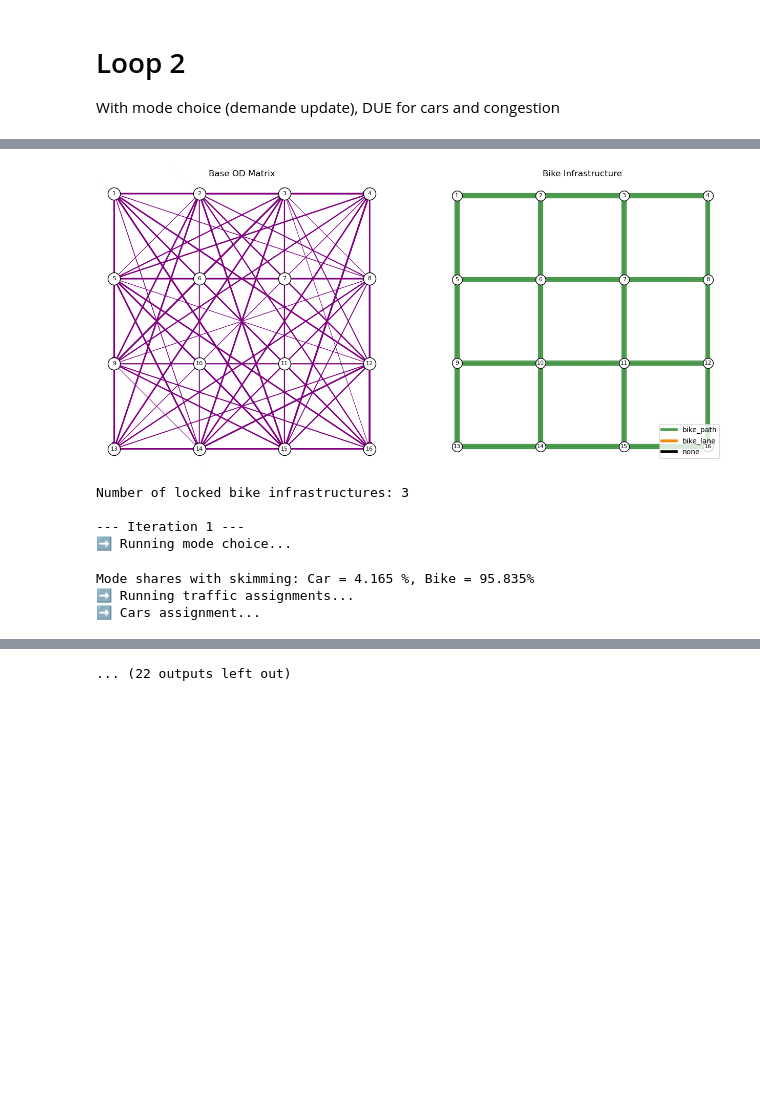
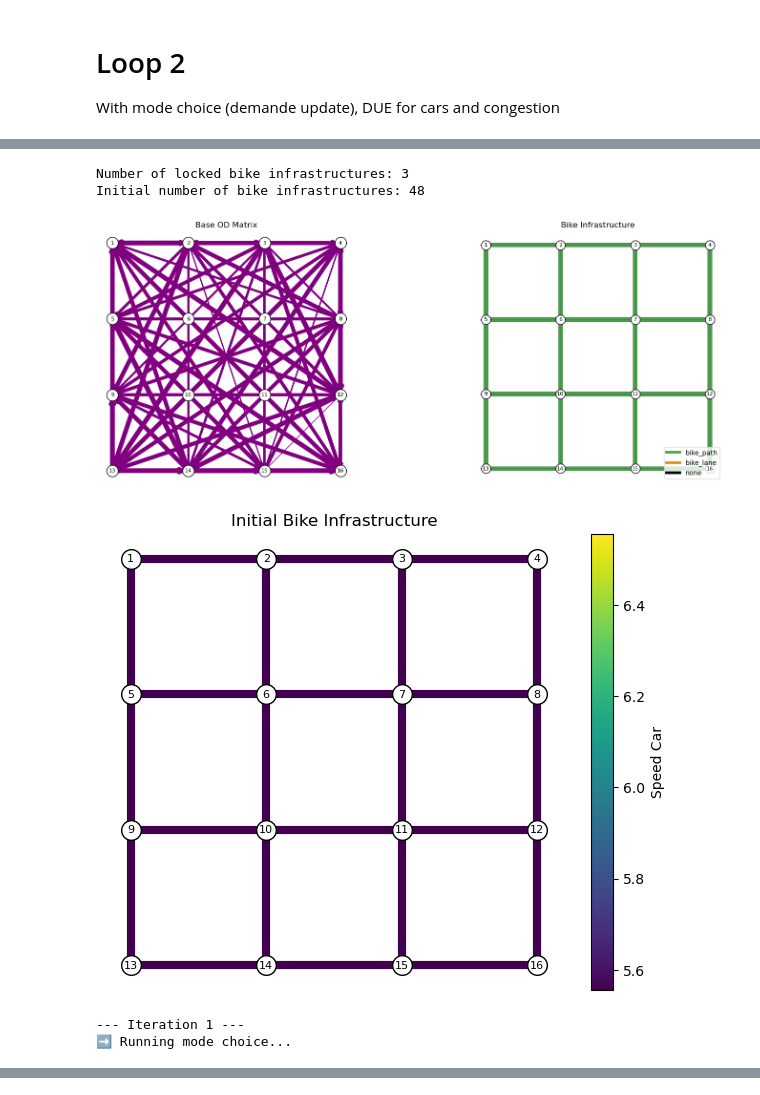
Before and after one commit to tim-lemm/code_these, a Jupyter notebook: notebooks/loop.ipynb, the cells around one changed output, grey strips where cells are left out. Saved outputs shown, nothing was run; the diff lists cells and outputs as text; code cells hidden in the pictures; blank space fills up the shorter version.

Commit message:
update on syntetic network + first tris to resolve DUE issue (WIP)

```diff
--- a/notebooks/loop.ipynb
+++ b/notebooks/loop.ipynb
@@ -1058,7 +1065,8 @@ print(max(node_df['node']))
 # %%
 edge_df = pd.read_csv("/Users/tristan.lemoalle/Documents/Thèse/Code/code_these/config/edges_small_grid_2.csv")
 node_df = pd.read_csv("/Users/tristan.lemoalle/Documents/Thèse/Code/code_these/config/nodes_small_grid_2.csv")
-
+edge_df = calculate_length(node_df, edge_df)
+edge_df['length'] *= 10
 edge_df_tri=edge_df.copy().reset_index(drop=True)
 edge_df_tri['lock_bike_infra']=False
 edge_df_tri['type_bike']= None
@@ -1066,7 +1074,7 @@ edge_df_tri['type_bike']= None
 np.random.seed(69)
 
 
-od_type = 'scenario_4'  # 'custom' or 'random'
+od_type = 'custom'
 
 od_matrix = pd.DataFrame(0, index=range(1,max(node_df['node'])+1), columns=range(1,max(node_df['node'])+1))
 if od_type == 'random':
@@ -1097,21 +1105,10 @@ else :
     for i in liste_i:
         for j in liste_i:
             if i != j:
-                od_matrix.loc[i,j] = np.random.randint(20,500)
-    #od_matrix.loc[23,1] = 1000
-    #od_matrix.loc[1,23] = 1000
-    #od_matrix.loc[23,16] = 1000
-    #od_matrix.loc[16,23] = 1000
-    #od_matrix.loc[23,13] = 1000
-    #od_matrix.loc[13,23] = 1000
-    #od_matrix.loc[5,23] = 1000
-    #od_matrix.loc[23,8] = 1000
+                od_matrix.loc[i,j] = np.random.randint(20,1500)
     edge_df_tri = lock_infra(edge_df_tri,5,6)
-    edge_df_tri = lock_infra(edge_df_tri,6,5)
     edge_df_tri = lock_infra(edge_df_tri,6,7)
-    edge_df_tri = lock_infra(edge_df_tri,7,6)
     edge_df_tri = lock_infra(edge_df_tri,7,8)
-    edge_df_tri = lock_infra(edge_df_tri,8,7)
 
 
 fig, axes = plt.subplots(1,2, figsize=(16,6))
@@ -1119,14 +1116,12 @@ plot_od_matrix(convert_to_eaquilibrae_od_matrix(od_matrix), edge_df_tri, node_df
 
 for edge in edge_df.itertuples():
     edge_df_tri = change_type_bike(edge_df_tri, edge.a_node, edge.b_node, 'bike_path')
-plot_network(edge_df_tri, node_df, color_col_str='type_bike', base_width=1, width_scale=5, node_size=200, legend=True,  node_label=True,title='Bike Infrastructure', figsize=(6,6), edges_label_col='index', ax=axes[1])
-plt.show()
+
 
 # counter
 i = 0
 limit = 100
-nbr_locked_infra = edge_df_tri[edge_df_tri['lock_bike_infra']==True]['type_bike'].notnull().sum()
-print(f"Number of locked bike infrastructures: {nbr_locked_infra}")
+
 # parameters for stochastic assignment
 beta = 1
 cutoff_prob = 0.0
@@ -1138,21 +1133,33 @@ ASC_bike = -2.5
 
 impact_coef = 1
 mu_mode = 1.0
-loop_count = 4
+loop_count = 2
 
 plot = False
 # other parameters
-speed_bike = 17
-speed_car = 20
-speed_bike = speed_bike / 3.6 # in m/s
-speed_car = speed_car / 3.6 # in m/s
 
 edge_df_tri["flow_car"] = 0
 edge_df_tri["flow_bike"] = 0
-edge_df_tri["speed_car"] = speed_car
-edge_df_tri["speed_bike"] = speed_bike
-edge_df_tri["capacity_cars"] = 4000
+
 edge_df_tri["capacity_bikes"]= 9999
+
+for edge in edge_df_tri.itertuples():
+    if edge.type_car == 'primary':
+        edge_df_tri.loc[edge.Index, 'capacity_cars'] = 2000
+    elif edge.type_car == 'motorway':
+        edge_df_tri.loc[edge.Index, 'capacity_cars'] = 8000
+        edge_df_tri.loc[edge.Index, 'capacity_bike'] = 0
+        edge_df_tri.loc[edge.Index, 'type_bike'] = None
+        edge_df_tri.loc[edge.Index, 'lock_bike_infra'] = True
+        edge_df_tri.loc[edge.Index, 'speed_car'] = 130
+    else:
+        edge_df_tri.loc[edge.Index, 'capacity_cars'] = 9999
+
+edge_df_tri["speed_car"] = edge_df_tri["speed_car"] / 3.6
+edge_df_tri["speed_bike"] = edge_df_tri["speed_bike"] / 3.6
+
+plot_network(edge_df_tri, node_df, color_col_num='speed_car', base_width=1, width_scale=5, node_size=200, legend=True,  node_label=True,title='Initial Bike Infrastructure', figsize=(6,6), edges_label_col='index')
+
 edge_df_tri["alpha"]=0.15
 edge_df_tri["beta"]=4.0
 
@@ -1179,6 +1186,13 @@ results_df = pd.DataFrame({'iteration': [0],
                         'nbr_none_bike_lanes': nbr_none_bike_lanes,
                         'modal_share_car': [np.nan],
                         'modal_share_bike': [np.nan]})
+
+
+nbr_locked_infra = len(edge_df_tri[edge_df_tri['lock_bike_infra']==True])
+print(f"Number of locked bike infrastructures: {nbr_locked_infra}")
+print(f"Initial number of bike infrastructures: {nbr_bike_lanes}")
+plot_network(edge_df_tri, node_df, color_col_str='type_bike', base_width=1, width_scale=5, node_size=200, legend=True,  node_label=True,title='Bike Infrastructure', figsize=(6,6), edges_label_col='index', ax=axes[1])
+plt.show()
 
 while nbr_bike_lanes > nbr_locked_infra and i < limit :
     i += 1
@@ -1290,7 +1304,7 @@ while nbr_bike_lanes > nbr_locked_infra and i < limit :
             plot_vc_histogram(edge_df_tri, capacity_col='capacity_cars', bins=20)
 
         edge_df_tri = simple_bi_3(edge_df_tri, traffic_car_col='flow_car', coef=impact_coef)
-        edge_df_tri['travel_time_bike'] = edge_df_tri['length_bi']/speed_bike
+        edge_df_tri['travel_time_bike'] = edge_df_tri['length_bi']/edge_df_tri['speed_bike']
 
         bike_results_mode_choice = ta_stochastic(
                                     edge_df_tri,
@@ -1375,39 +1389,38 @@ while nbr_bike_lanes > nbr_locked_infra and i < limit :
                                 beta=beta,
                                 cutoff_prob=cutoff_prob
                                 )
 
     edge_df_tri = bike_results['network'].copy()
     edge_df_tri = edge_df_tri.rename(columns={'flow': name_col_flow_bike})
 
     print("✅ Bikes assignment done.")
     print("✅ Traffic assignments completed.")
 
     #identify edges considered for removal
     edges_considered_for_removal = edge_df_tri[edge_df_tri['type_bike'].notna()]
     #select index of least used edge
     index_least_used = edges_considered_for_removal[name_col_flow_bike].sort_values(ascending=True).index
 
     #remove infrastructures from selected edges
     for index in index_least_used:
         if not edge_df_tri.loc[index, 'lock_bike_infra']:
             print(f"Iteration {i} - Removing bike lane on edge {index} with flow {edge_df_tri.loc[index, name_col_flow_bike]}")
             edge_df_tri.loc[index, 'type_bike'] = None
             flow_of_removed_edge = edge_df_tri.loc[index, name_col_flow_bike]
             results_df = pd.concat([results_df,
-                            pd.DataFrame({'iteration': [i+1],'nbr_bike_lanes': nbr_bike_lanes,'nbr_none_bike_lanes': nbr_none_bike_lanes,'index_removed': [index],'flow_of_removed_edge': [flow_of_removed_edge]})
+                            pd.DataFrame({'iteration': [int(i+1)],'nbr_bike_lanes': nbr_bike_lanes,'nbr_none_bike_lanes': nbr_none_bike_lanes,'index_removed': [index],'flow_of_removed_edge': [flow_of_removed_edge]})
                             ], ignore_index=True)
             break
         else:
             print(f"Edge {index} with flow {edge_df_tri.loc[index, name_col_flow_bike]} is locked and cannot be removed.")
 
     nbr_bike_lanes = edge_df_tri['type_bike'].notnull().sum()
     nbr_none_bike_lanes = edge_df_tri['type_bike'].isnull().sum()
+    iteration_finale = i
 # %% [output]
+Number of locked bike infrastructures: 3
+Initial number of bike infrastructures: 48
-[figure, old version]
+[figure, new version]
-Number of locked bike infrastructures: 3
-
---- Iteration 1 ---
-➡️ Running mode choice...
+[figure, added]
-Mode shares with skimming: Car = 4.165 %, Bike = 95.835%
-➡️ Running traffic assignments...
-➡️ Cars assignment...
+--- Iteration 1 ---
+➡️ Running mode choice...
@@ -1466,4 +1461,3 @@ Iteration 5 - Removing bike lane on edge 20 with flow 996.7438984051246
-... (22 outputs left out)
 # %%
 edge_df_final = edge_df_tri.copy()
 results_df_exploded = results_df.explode('index_removed', ignore_index=True)
```
Also changed, not shown: parts of 7 cells of this notebook, 9 other files.
